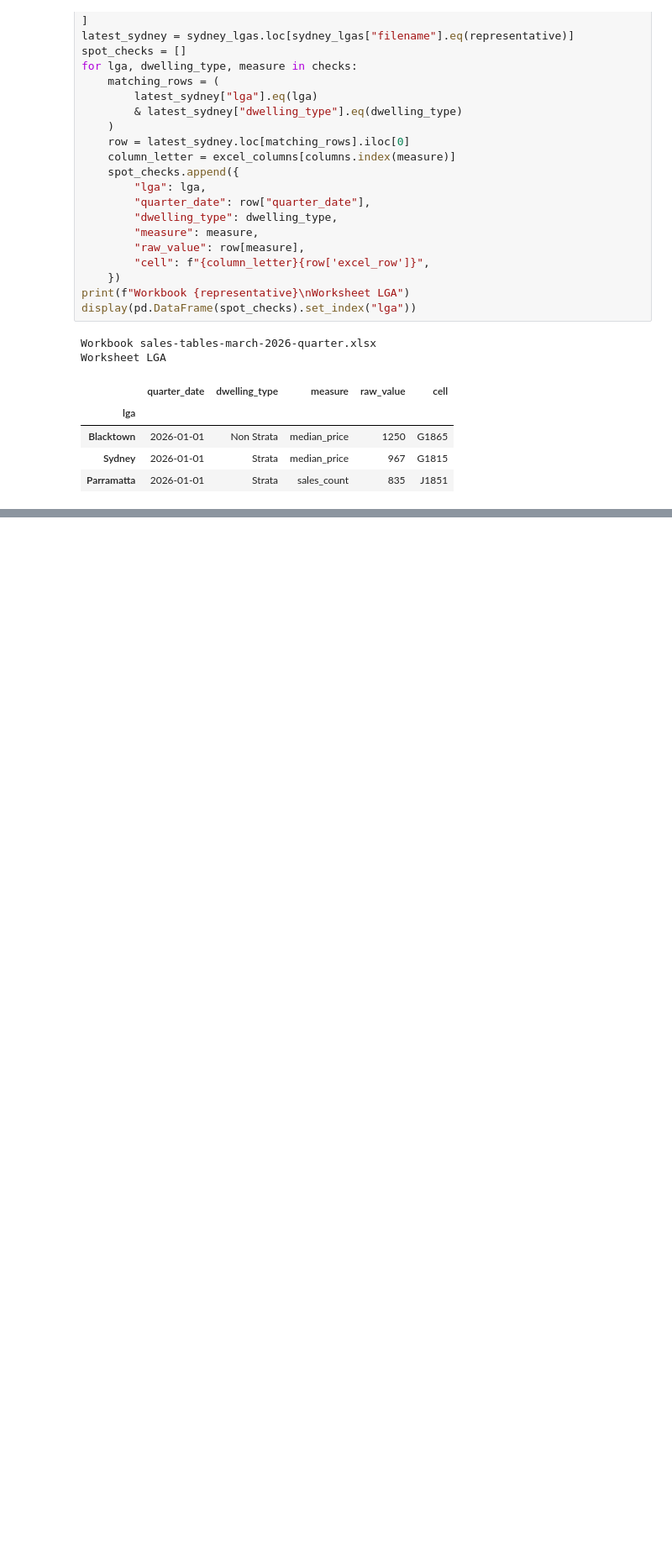
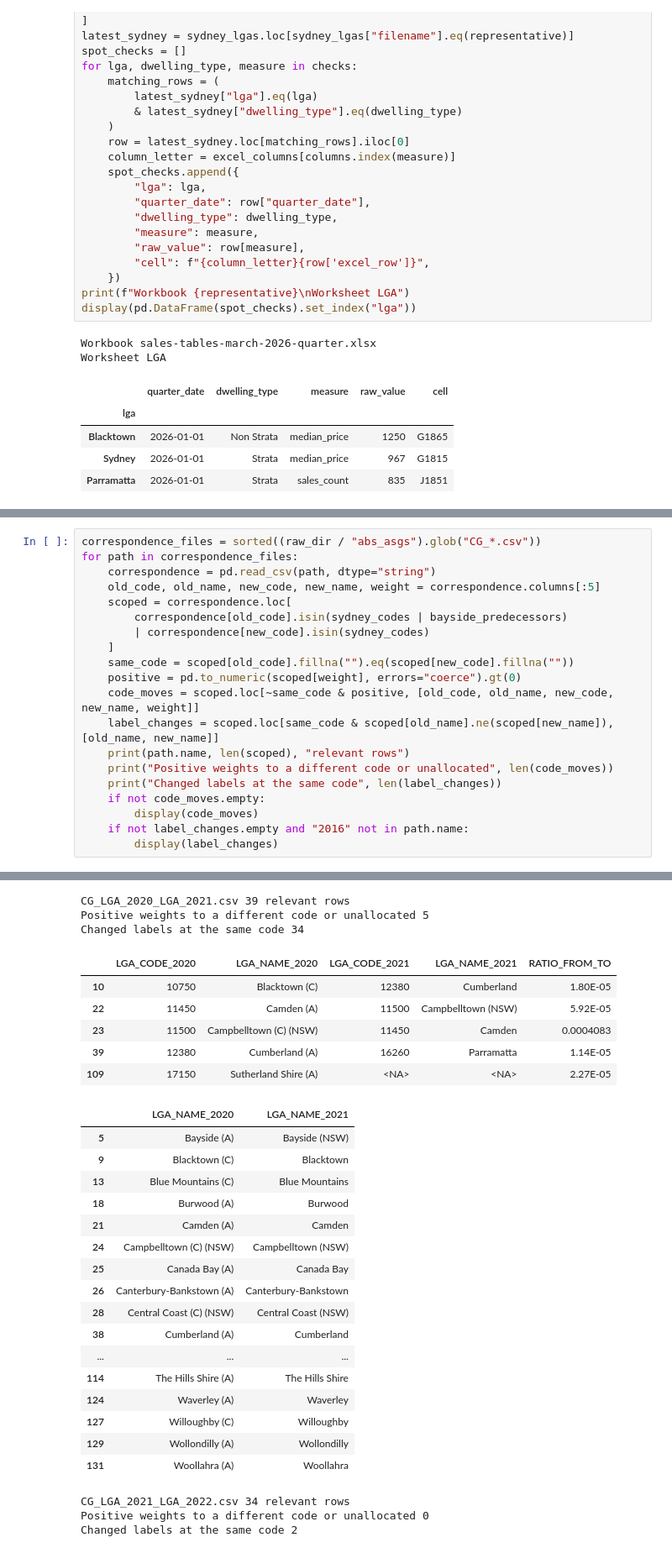
Before and after one commit to huiya-svg/sydney-housing-growth, a Jupyter notebook: notebooks/01_explore.ipynb, the cells around one changed output, grey strips where cells are left out. Shown at 84% size. Cells and saved outputs as stored; diff of their text form; blank space fills up the shorter version.

```diff
--- a/notebooks/01_explore.ipynb
+++ b/notebooks/01_explore.ipynb
@@ -483,0 +776,21 @@ Worksheet LGA
+# %%
+correspondence_files = sorted((raw_dir / "abs_asgs").glob("CG_*.csv"))
+for path in correspondence_files:
+    correspondence = pd.read_csv(path, dtype="string")
+    old_code, old_name, new_code, new_name, weight = correspondence.columns[:5]
+    scoped = correspondence.loc[
+        correspondence[old_code].isin(sydney_codes | bayside_predecessors)
+        | correspondence[new_code].isin(sydney_codes)
+    ]
+    same_code = scoped[old_code].fillna("").eq(scoped[new_code].fillna(""))
+    positive = pd.to_numeric(scoped[weight], errors="coerce").gt(0)
+    code_moves = scoped.loc[~same_code & positive, [old_code, old_name, new_code, new_name, weight]]
+    label_changes = scoped.loc[same_code & scoped[old_name].ne(scoped[new_name]), [old_name, new_name]]
+    print(path.name, len(scoped), "relevant rows")
+    print("Positive weights to a different code or unallocated", len(code_moves))
+    print("Changed labels at the same code", len(label_changes))
+    if not code_moves.empty:
+        display(code_moves)
+    if not label_changes.empty and "2016" not in path.name:
+        display(label_changes)
+# %% [output]
@@ -483,0 +811,29 @@ Worksheet LGA
+CG_LGA_2020_LGA_2021.csv 39 relevant rows
+Positive weights to a different code or unallocated 5
+Changed labels at the same code 34
+|  | LGA_CODE_2020 | LGA_NAME_2020 | LGA_CODE_2021 | LGA_NAME_2021 | RATIO_FROM_TO |
+| 10 | 10750 | Blacktown (C) | 12380 | Cumberland | 1.80E-05 |
+| 22 | 11450 | Camden (A) | 11500 | Campbelltown (NSW) | 5.92E-05 |
+| 23 | 11500 | Campbelltown (C) (NSW) | 11450 | Camden | 0.0004083 |
+| 39 | 12380 | Cumberland (A) | 16260 | Parramatta | 1.14E-05 |
+| 109 | 17150 | Sutherland Shire (A) | <NA> | <NA> | 2.27E-05 |
+|  | LGA_NAME_2020 | LGA_NAME_2021 |
+| 5 | Bayside (A) | Bayside (NSW) |
+| 9 | Blacktown (C) | Blacktown |
+| 13 | Blue Mountains (C) | Blue Mountains |
+| 18 | Burwood (A) | Burwood |
+| 21 | Camden (A) | Camden |
+| 24 | Campbelltown (C) (NSW) | Campbelltown (NSW) |
+| 25 | Canada Bay (A) | Canada Bay |
+| 26 | Canterbury-Bankstown (A) | Canterbury-Bankstown |
+| 28 | Central Coast (C) (NSW) | Central Coast (NSW) |
+| 38 | Cumberland (A) | Cumberland |
+| ... | ... | ... |
+| 114 | The Hills Shire (A) | The Hills Shire |
+| 124 | Waverley (A) | Waverley |
+| 127 | Willoughby (C) | Willoughby |
+| 129 | Wollondilly (A) | Wollondilly |
+| 131 | Woollahra (A) | Woollahra |
+CG_LGA_2021_LGA_2022.csv 34 relevant rows
+Positive weights to a different code or unallocated 0
+Changed labels at the same code 2
```
Also changed, not shown: parts of 19 cells of this notebook, 32 other files.
